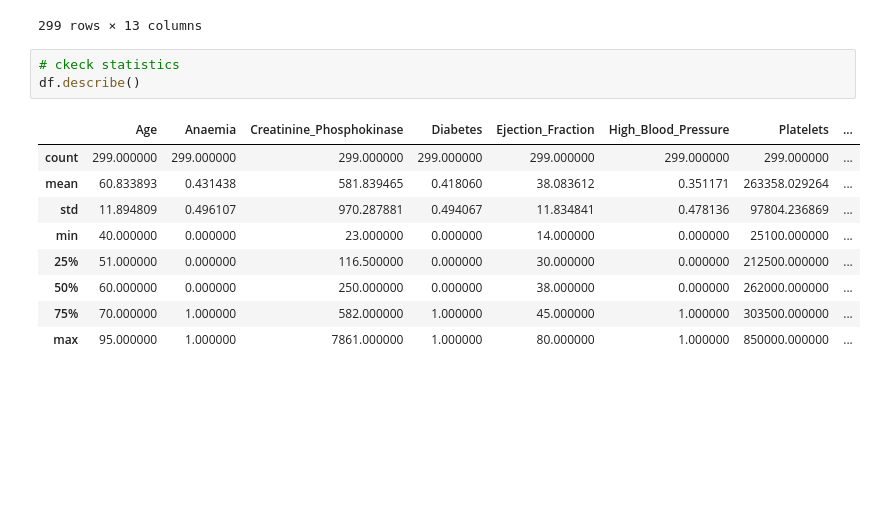
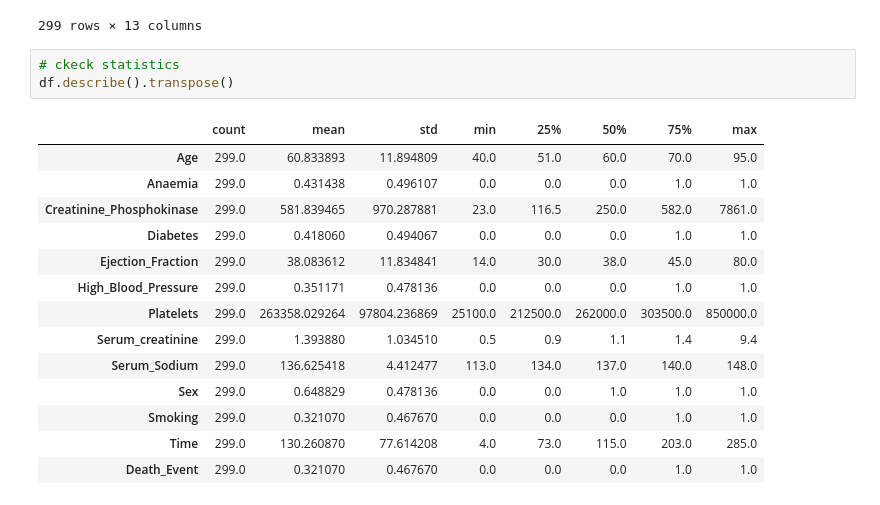
Before and after one commit to spros1/HeartFailureAnalysis, a Jupyter notebook: ExcerA_Heart_Failure.ipynb, the cells around one changed output. Drawn from its saved outputs; the diff is of its cells as text; blank space fills up the shorter version.

```diff
--- a/ExcerA_Heart_Failure.ipynb
+++ b/ExcerA_Heart_Failure.ipynb
@@ -208,14 +208,19 @@ df.sort_values(by='Age')
 299 rows × 13 columns
 # %%
 # ckeck statistics
-df.describe()
+df.describe().transpose()
 # %% [output]
-|  | Age | Anaemia | Creatinine_Phosphokinase | Diabetes | Ejection_Fraction | High_Blood_Pressure | Platelets | ... |
-| count | 299.000000 | 299.000000 | 299.000000 | 299.000000 | 299.000000 | 299.000000 | 299.000000 | ... |
-| mean | 60.833893 | 0.431438 | 581.839465 | 0.418060 | 38.083612 | 0.351171 | 263358.029264 | ... |
-| std | 11.894809 | 0.496107 | 970.287881 | 0.494067 | 11.834841 | 0.478136 | 97804.236869 | ... |
-| min | 40.000000 | 0.000000 | 23.000000 | 0.000000 | 14.000000 | 0.000000 | 25100.000000 | ... |
-| 25% | 51.000000 | 0.000000 | 116.500000 | 0.000000 | 30.000000 | 0.000000 | 212500.000000 | ... |
-| 50% | 60.000000 | 0.000000 | 250.000000 | 0.000000 | 38.000000 | 0.000000 | 262000.000000 | ... |
-| 75% | 70.000000 | 1.000000 | 582.000000 | 1.000000 | 45.000000 | 1.000000 | 303500.000000 | ... |
-| max | 95.000000 | 1.000000 | 7861.000000 | 1.000000 | 80.000000 | 1.000000 | 850000.000000 | ... |
+|  | count | mean | std | min | 25% | 50% | 75% | max |
+| Age | 299.0 | 60.833893 | 11.894809 | 40.0 | 51.0 | 60.0 | 70.0 | 95.0 |
+| Anaemia | 299.0 | 0.431438 | 0.496107 | 0.0 | 0.0 | 0.0 | 1.0 | 1.0 |
+| Creatinine_Phosphokinase | 299.0 | 581.839465 | 970.287881 | 23.0 | 116.5 | 250.0 | 582.0 | 7861.0 |
+| Diabetes | 299.0 | 0.418060 | 0.494067 | 0.0 | 0.0 | 0.0 | 1.0 | 1.0 |
+| Ejection_Fraction | 299.0 | 38.083612 | 11.834841 | 14.0 | 30.0 | 38.0 | 45.0 | 80.0 |
+| High_Blood_Pressure | 299.0 | 0.351171 | 0.478136 | 0.0 | 0.0 | 0.0 | 1.0 | 1.0 |
+| Platelets | 299.0 | 263358.029264 | 97804.236869 | 25100.0 | 212500.0 | 262000.0 | 303500.0 | 850000.0 |
+| Serum_creatinine | 299.0 | 1.393880 | 1.034510 | 0.5 | 0.9 | 1.1 | 1.4 | 9.4 |
+| Serum_Sodium | 299.0 | 136.625418 | 4.412477 | 113.0 | 134.0 | 137.0 | 140.0 | 148.0 |
+| Sex | 299.0 | 0.648829 | 0.478136 | 0.0 | 0.0 | 1.0 | 1.0 | 1.0 |
+| Smoking | 299.0 | 0.321070 | 0.467670 | 0.0 | 0.0 | 0.0 | 1.0 | 1.0 |
+| Time | 299.0 | 130.260870 | 77.614208 | 4.0 | 73.0 | 115.0 | 203.0 | 285.0 |
+| Death_Event | 299.0 | 0.321070 | 0.467670 | 0.0 | 0.0 | 0.0 | 1.0 | 1.0 |
```
Also changed, not shown: parts of 2 cells of this notebook.
